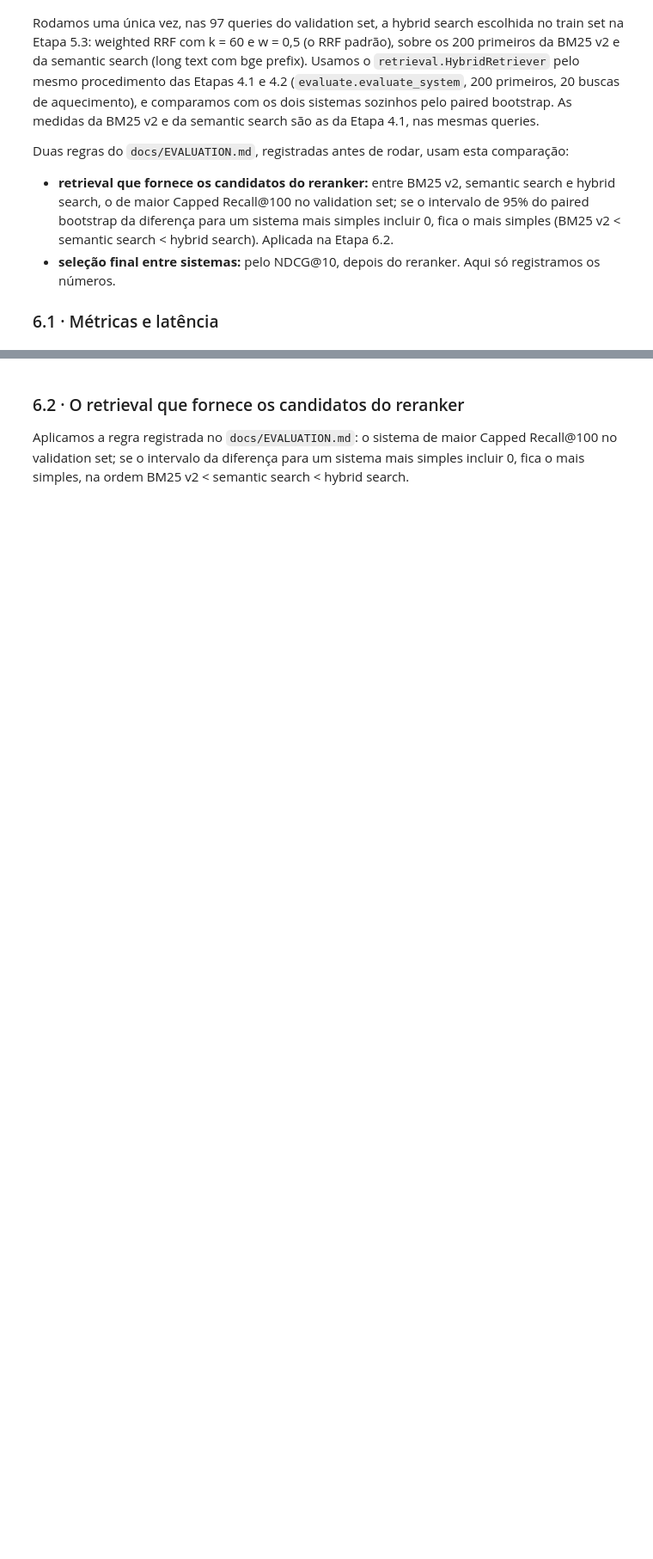
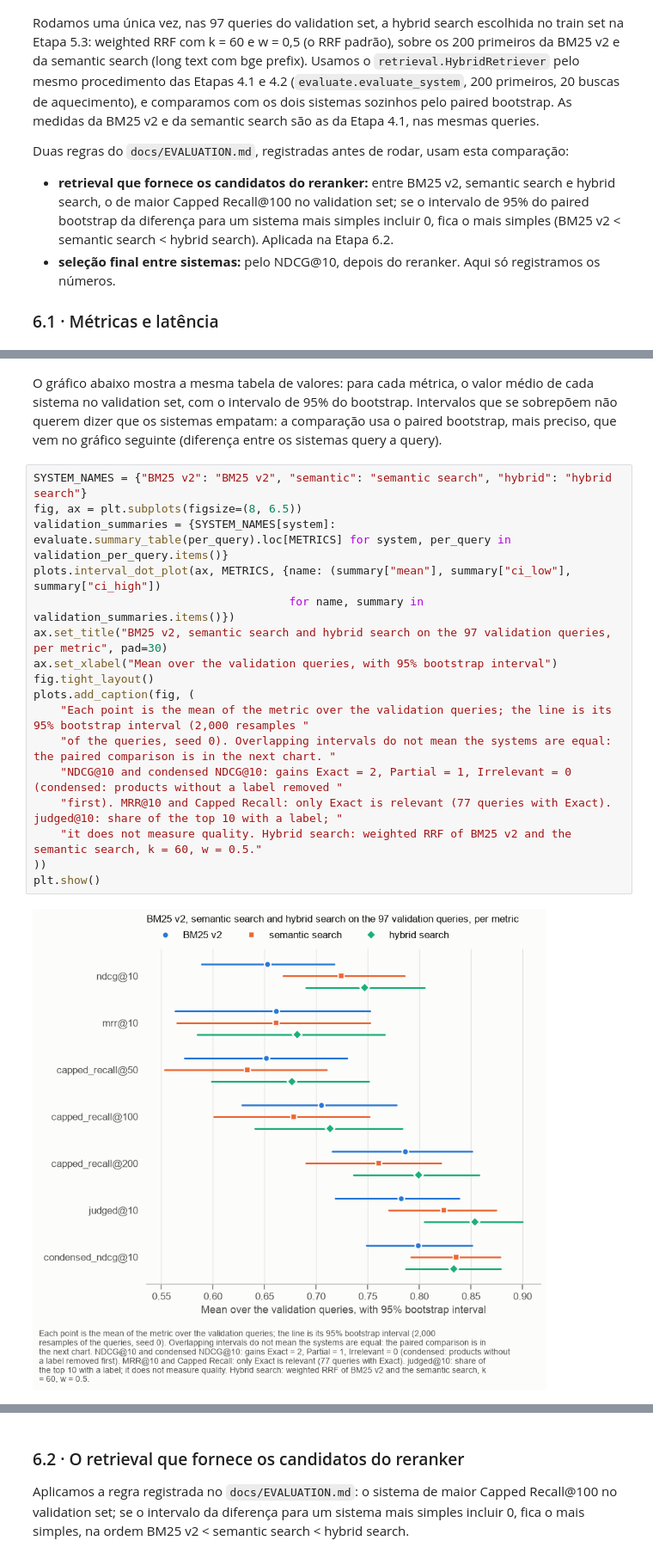
Before and after one commit to lubepe/ml_challenge, a Jupyter notebook: notebooks/03_semantic_hybrid.ipynb, the cells around one changed output, grey strips where cells are left out. Shown at 86% size. Saved outputs shown, nothing was run; the diff lists cells and outputs as text; blank space fills up the shorter version.

```diff
--- a/notebooks/03_semantic_hybrid.ipynb
+++ b/notebooks/03_semantic_hybrid.ipynb
@@ -1228,3 +1229,24 @@ One process on macOS-15.7.4-x86_64-i386-64bit-Mach-O (i386), CPU only, after 20
+# %% [markdown]
+O gráfico abaixo mostra a mesma tabela de valores: para cada métrica, o valor médio de cada sistema no validation set, com o intervalo de 95% do bootstrap. Intervalos que se sobrepõem não querem dizer que os sistemas empatam: a comparação usa o paired bootstrap, mais preciso, que vem no gráfico seguinte (diferença entre os sistemas query a query).
+# %%
+SYSTEM_NAMES = {"BM25 v2": "BM25 v2", "semantic": "semantic search", "hybrid": "hybrid search"}
+fig, ax = plt.subplots(figsize=(8, 6.5))
+validation_summaries = {SYSTEM_NAMES[system]: evaluate.summary_table(per_query).loc[METRICS] for system, per_query in validation_per_query.items()}
+plots.interval_dot_plot(ax, METRICS, {name: (summary["mean"], summary["ci_low"], summary["ci_high"])
+                                      for name, summary in validation_summaries.items()})
+ax.set_title("BM25 v2, semantic search and hybrid search on the 97 validation queries, per metric", pad=30)
+ax.set_xlabel("Mean over the validation queries, with 95% bootstrap interval")
+fig.tight_layout()
+plots.add_caption(fig, (
+    "Each point is the mean of the metric over the validation queries; the line is its 95% bootstrap interval (2,000 resamples "
+    "of the queries, seed 0). Overlapping intervals do not mean the systems are equal: the paired comparison is in the next chart. "
+    "NDCG@10 and condensed NDCG@10: gains Exact = 2, Partial = 1, Irrelevant = 0 (condensed: products without a label removed "
+    "first). MRR@10 and Capped Recall: only Exact is relevant (77 queries with Exact). judged@10: share of the top 10 with a label; "
+    "it does not measure quality. Hybrid search: weighted RRF of BM25 v2 and the semantic search, k = 60, w = 0.5."
+))
+plt.show()
+# %% [output]
+[figure, added]
 # %%
 fig, axes = plt.subplots(2, 1, figsize=(8, 7.5))
 for ax, other in zip(axes, ["BM25 v2", "semantic"]):
```
Also changed, not shown: parts of 11 cells of this notebook, 4 other files.
